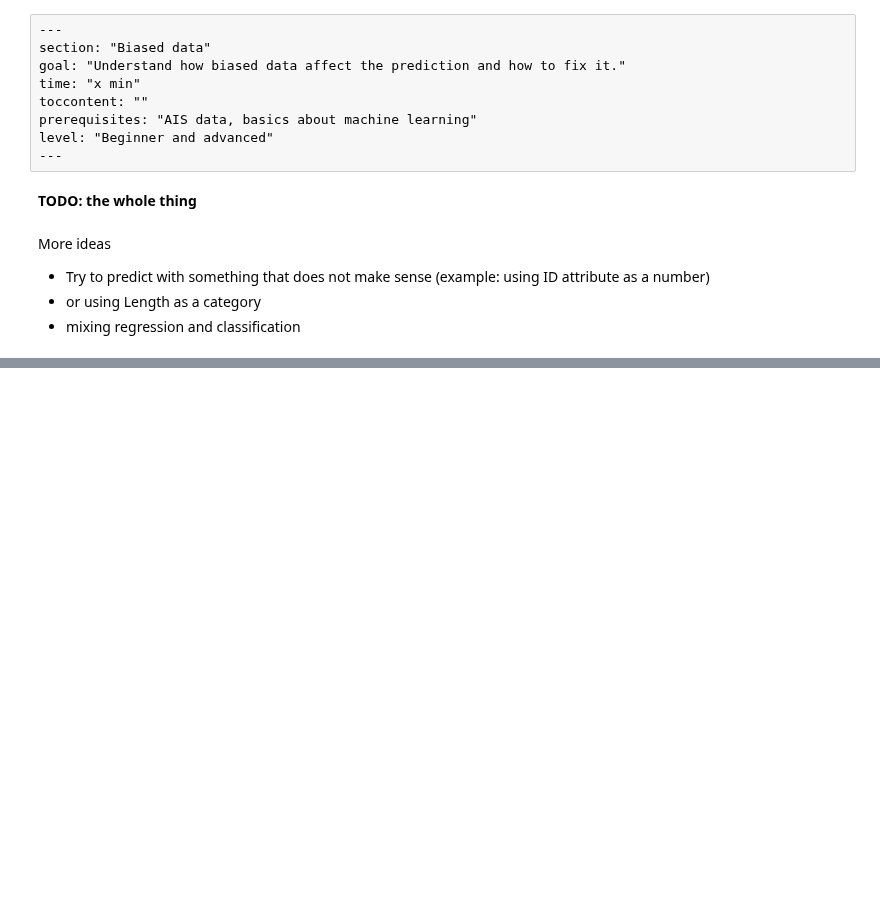
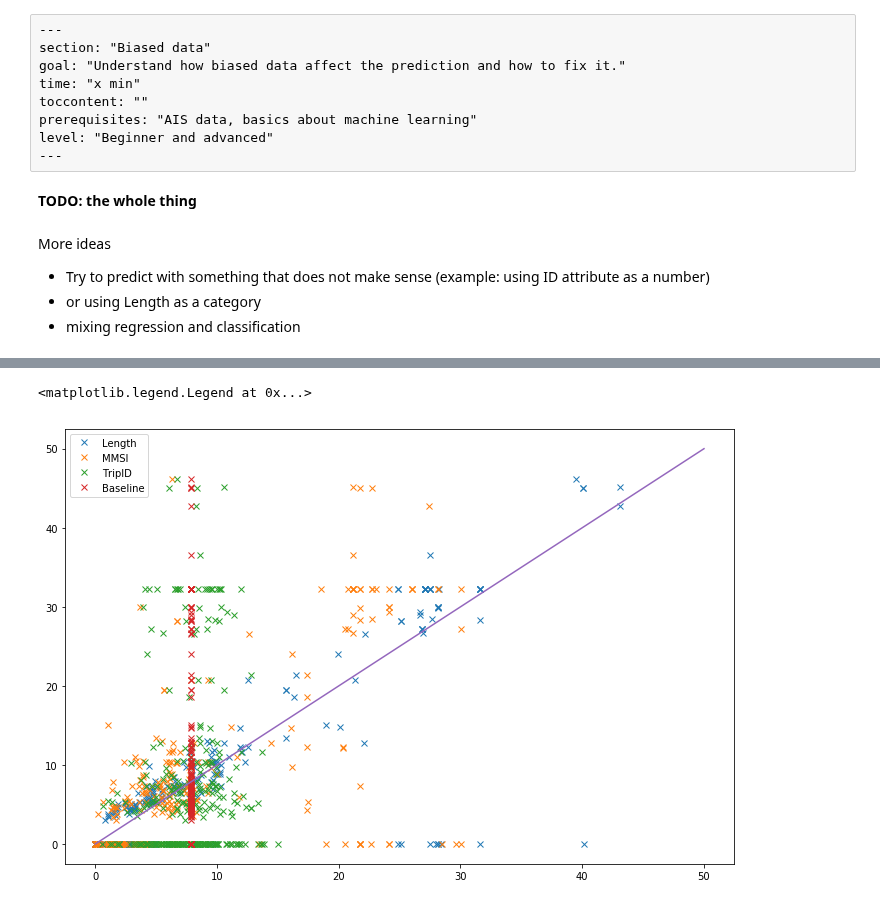
Before and after one commit to xldrkp/jb-test, a Jupyter notebook: content/chapter1-numerical/1-4-biased.ipynb, the cells around one changed output, grey strips where cells are left out. Cells and saved outputs as stored; diff of their text form; code cells hidden in the pictures; blank space fills up the shorter version.

```diff
--- a/content/chapter1-numerical/1-4-biased.ipynb
+++ b/content/chapter1-numerical/1-4-biased.ipynb
@@ -53,0 +28,76 @@ Baseline: mean = 13.10450054884743
+# %%
+# Prediction of Width from Length or TripID
+
+import matplotlib.pyplot as plt
+from sklearn.metrics import mean_absolute_error
+
+plt.figure(figsize = (12, 8))
+
+x = ['Length']
+y = ['Width']
+predictions, ytest = knn_regression(static_data, x, y)
+print('MAE with Length: ' + str(mean_absolute_error(predictions, ytest)))
+
+pred = []
+for element in predictions:
+    pred.append(element[0])
+plt.plot(pred, ytest, 'x', label = 'Length')
+
+x = ['Length', 'TripID']
+y = ['Width']
+predictions, ytest = knn_regression(static_data, x, y)
+print('MAE with Length and TripID: ' + str(mean_absolute_error(predictions, ytest)))
+
+x = ['Length', 'MMSI']
+y = ['Width']
+predictions, ytest = knn_regression(static_data, x, y)
+print('MAE with Length and MMSI: ' + str(mean_absolute_error(predictions, ytest)))
+
+#pred = []
+#for element in predictions:
+#    pred.append(element[0])
+#plt.plot(pred, ytest, 'x', label = 'Length + MMSI')
+
+x = ['Length', 'TripID', 'MMSI']
+y = ['Width']
+predictions, ytest = knn_regression(static_data, x, y)
+print('MAE with Length, TripID and MMSI: ' + str(mean_absolute_error(predictions, ytest)))
+
+#pred = []
+#for element in predictions:
+#    pred.append(element[0])
+#plt.plot(pred, ytest, 'x', label = 'Length + TripID + MMSI')
+
+x = ['MMSI']
+y = ['Width']
+predictions, ytest = knn_regression(static_data, x, y)
+print('MAE with MMSI: ' + str(mean_absolute_error(predictions, ytest)))
+
+pred = []
+for element in predictions:
+    pred.append(element[0])
+plt.plot(pred, ytest, 'x', label = 'MMSI')
+
+x = ['TripID']
+y = ['Width']
+predictions, ytest = knn_regression(static_data, x, y)
+print('MAE with TripID: ' + str(mean_absolute_error(predictions, ytest)))
+
+pred = []
+for element in predictions:
+    pred.append(element[0])
+plt.plot(pred, ytest, 'x', label = 'TripID')
+
+predictions, ytest = baseline_reg(static_data, x, y)
+print('Baseline: ' + str(mean_absolute_error(predictions, ytest)))
+
+pred = []
+for element in predictions:
+    pred.append(element[0])
+plt.plot(pred, ytest, 'x', label = 'Baseline')
+
+x = np.linspace(0, 50, 50)
+plt.plot(x, x)
+
+plt.legend()
+# %% [output]
@@ -53,0 +111,2 @@ Baseline: mean = 13.10450054884743
+<matplotlib.legend.Legend at 0x...>
+[figure, added]
```
Also changed, not shown: parts of 4 cells of this notebook, 2 other files.
